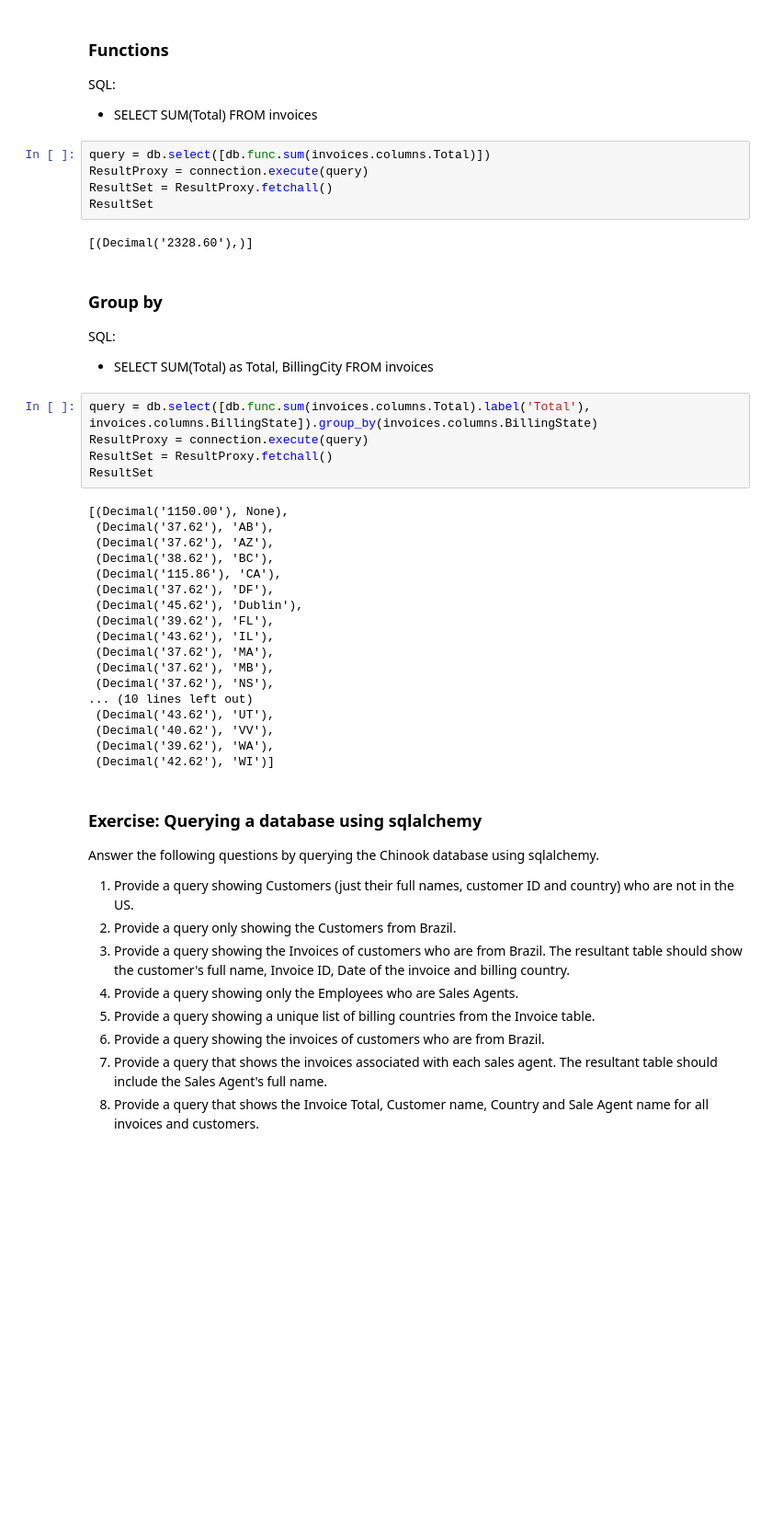
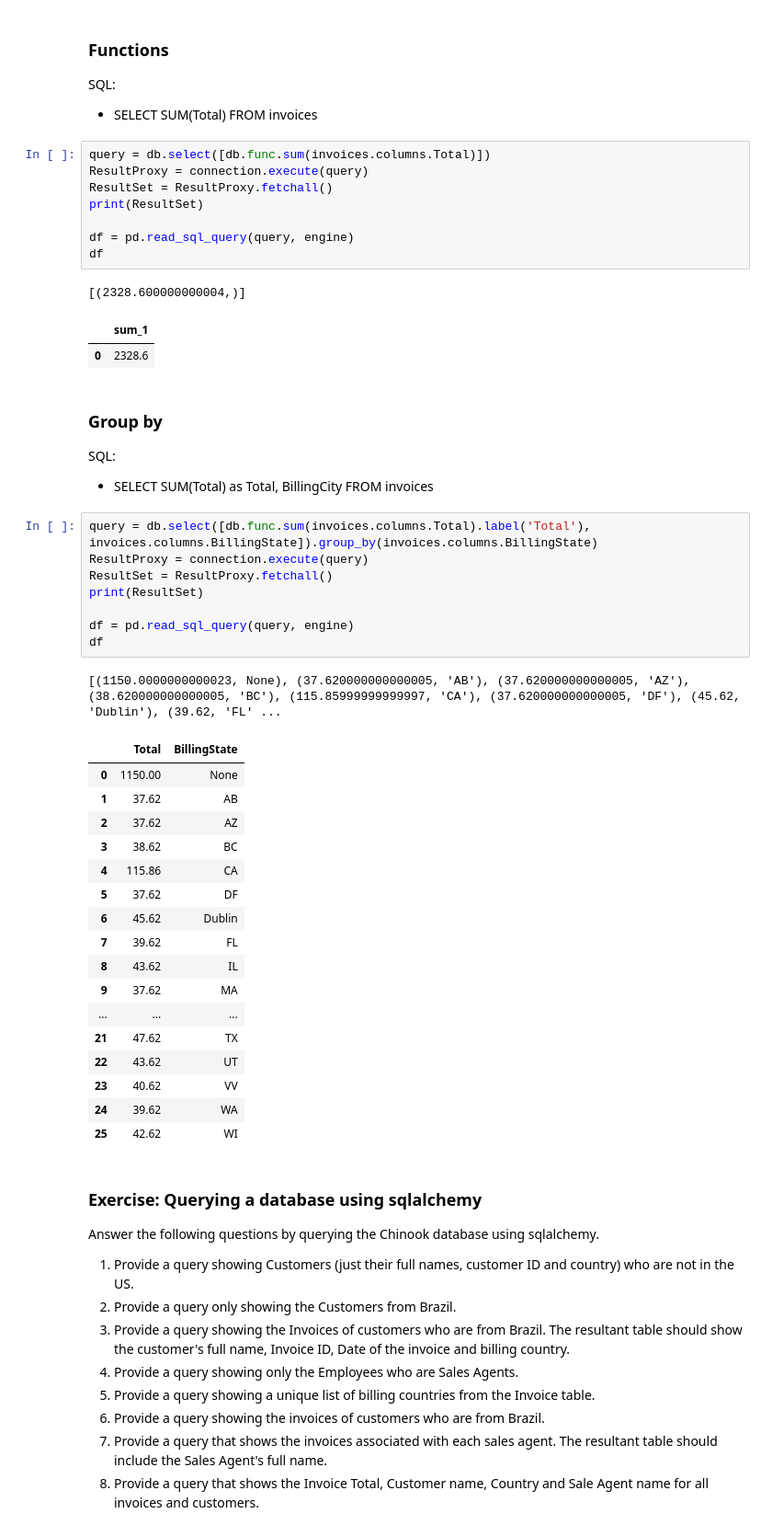
Before and after one commit to alexdiem/sc_sintef_advanced_python_course, a Jupyter notebook: L02_db/L02-1_sqlalchemy.ipynb, the cells around one changed output. Shown: that part at 92% size. Saved outputs shown, nothing was run; the diff lists cells and outputs as text; blank space fills up the shorter version.

```diff
--- a/L02_db/L02-1_sqlalchemy.ipynb
+++ b/L02_db/L02-1_sqlalchemy.ipynb
@@ -217,9 +257,14 @@ SQL:
 query = db.select([db.func.sum(invoices.columns.Total)])
 ResultProxy = connection.execute(query)
 ResultSet = ResultProxy.fetchall()
-ResultSet
+print(ResultSet)
+
+df = pd.read_sql_query(query, engine)
+df
 # %% [output]
-[(Decimal('2328.60'),)]
+[(2328.600000000004,)]
+|  | sum_1 |
+| 0 | 2328.6 |
 # %% [markdown]
 ### Group by
 
@@ -229,26 +274,30 @@ SQL:
 # %%
 query = db.select([db.func.sum(invoices.columns.Total).label('Total'), invoices.columns.BillingState]).group_by(invoices.columns.BillingState)
 ResultProxy = connection.execute(query)
 ResultSet = ResultProxy.fetchall()
-ResultSet
+print(ResultSet)
+
+df = pd.read_sql_query(query, engine)
+df
 # %% [output]
-[(Decimal('1150.00'), None),
- (Decimal('37.62'), 'AB'),
- (Decimal('37.62'), 'AZ'),
- (Decimal('38.62'), 'BC'),
- (Decimal('115.86'), 'CA'),
- (Decimal('37.62'), 'DF'),
- (Decimal('45.62'), 'Dublin'),
- (Decimal('39.62'), 'FL'),
- (Decimal('43.62'), 'IL'),
- (Decimal('37.62'), 'MA'),
- (Decimal('37.62'), 'MB'),
- (Decimal('37.62'), 'NS'),
-... (10 lines left out)
- (Decimal('43.62'), 'UT'),
- (Decimal('40.62'), 'VV'),
- (Decimal('39.62'), 'WA'),
- (Decimal('42.62'), 'WI')]
+[(1150.0000000000023, None), (37.620000000000005, 'AB'), (37.620000000000005, 'AZ'), (38.620000000000005, 'BC'), (115.85999999999997, 'CA'), (37.620000000000005, 'DF'), (45.62, 'Dublin'), (39.62, 'FL' ...
+|  | Total | BillingState |
+| 0 | 1150.00 | None |
+| 1 | 37.62 | AB |
+| 2 | 37.62 | AZ |
+| 3 | 38.62 | BC |
+| 4 | 115.86 | CA |
+| 5 | 37.62 | DF |
+| 6 | 45.62 | Dublin |
+| 7 | 39.62 | FL |
+| 8 | 43.62 | IL |
+| 9 | 37.62 | MA |
+| ... | ... | ... |
+| 21 | 47.62 | TX |
+| 22 | 43.62 | UT |
+| 23 | 40.62 | VV |
+| 24 | 39.62 | WA |
+| 25 | 42.62 | WI |
 # %% [markdown]
 ### Exercise: Querying a database using sqlalchemy
 
```
Also changed, not shown: parts of 7 cells of this notebook.
